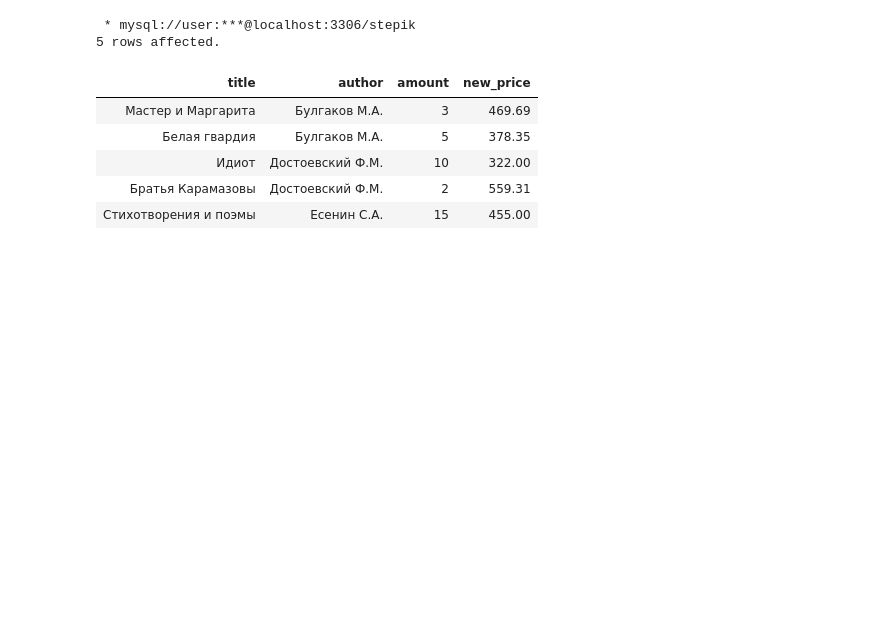
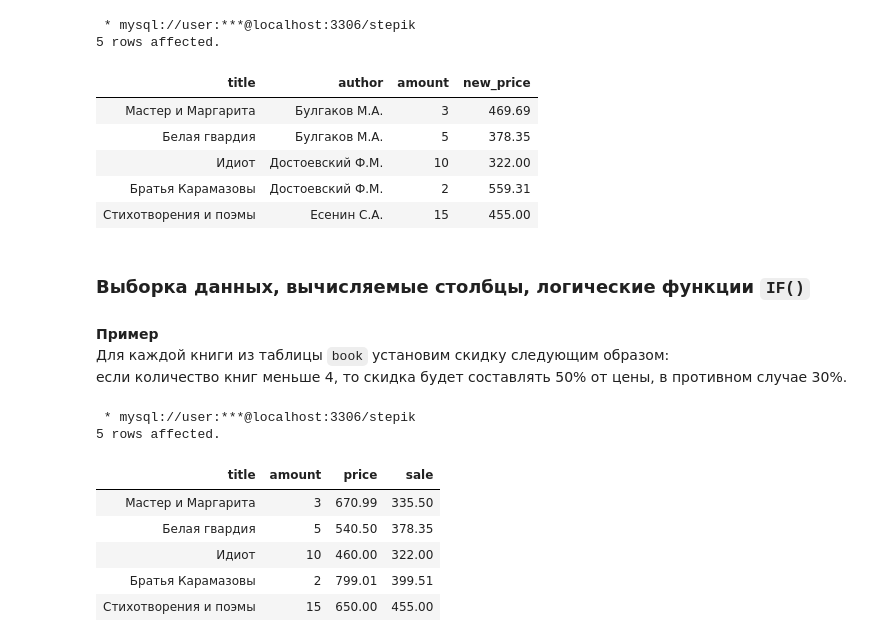
Before and after one commit to mksmpc/SQL_Interactive, a Jupyter notebook: Part 1/1.2 Data Sampling.ipynb, the cells around one changed output. Saved outputs shown, nothing was run; the diff lists cells and outputs as text; code cells hidden in the pictures; blank space fills up the shorter version.

```diff
--- a/Part 1/1.2 Data Sampling.ipynb
+++ b/Part 1/1.2 Data Sampling.ipynb
@@ -173,3 +179,23 @@ SELECT title, author, amount,
 | Идиот | Достоевский Ф.М. | 10 | 322.00 |
 | Братья Карамазовы | Достоевский Ф.М. | 2 | 559.31 |
 | Стихотворения и поэмы | Есенин С.А. | 15 | 455.00 |
+# %% [markdown]
+### Выборка данных, вычисляемые столбцы, логические функции `IF()`
+# %% [markdown]
+**Пример**
+Для каждой книги из таблицы `book` установим скидку следующим образом:
+если количество книг меньше 4, то скидка будет составлять 50% от цены, в противном случае 30%.
+# %%
+%%sql
+SELECT title, amount, price,
+       ROUND(IF(amount < 4, price * 0.5, price * 0.7),2) AS sale
+  FROM book;
+# %% [output]
+ * mysql://user:***@localhost:3306/stepik
+5 rows affected.
+| title | amount | price | sale |
+| Мастер и Маргарита | 3 | 670.99 | 335.50 |
+| Белая гвардия | 5 | 540.50 | 378.35 |
+| Идиот | 10 | 460.00 | 322.00 |
+| Братья Карамазовы | 2 | 799.01 | 399.51 |
+| Стихотворения и поэмы | 15 | 650.00 | 455.00 |
```
Also changed, not shown: parts of 52 cells of this notebook, 2 other files.
